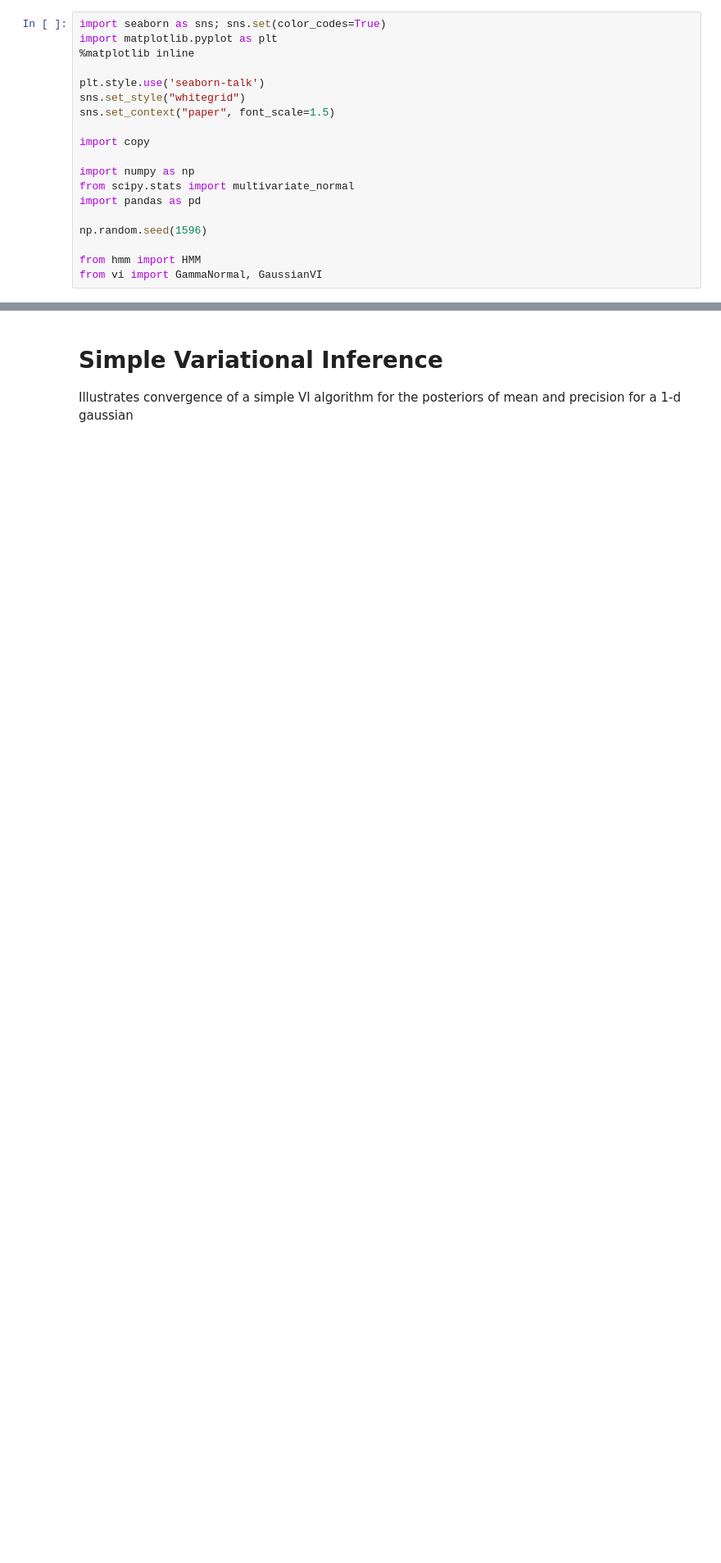
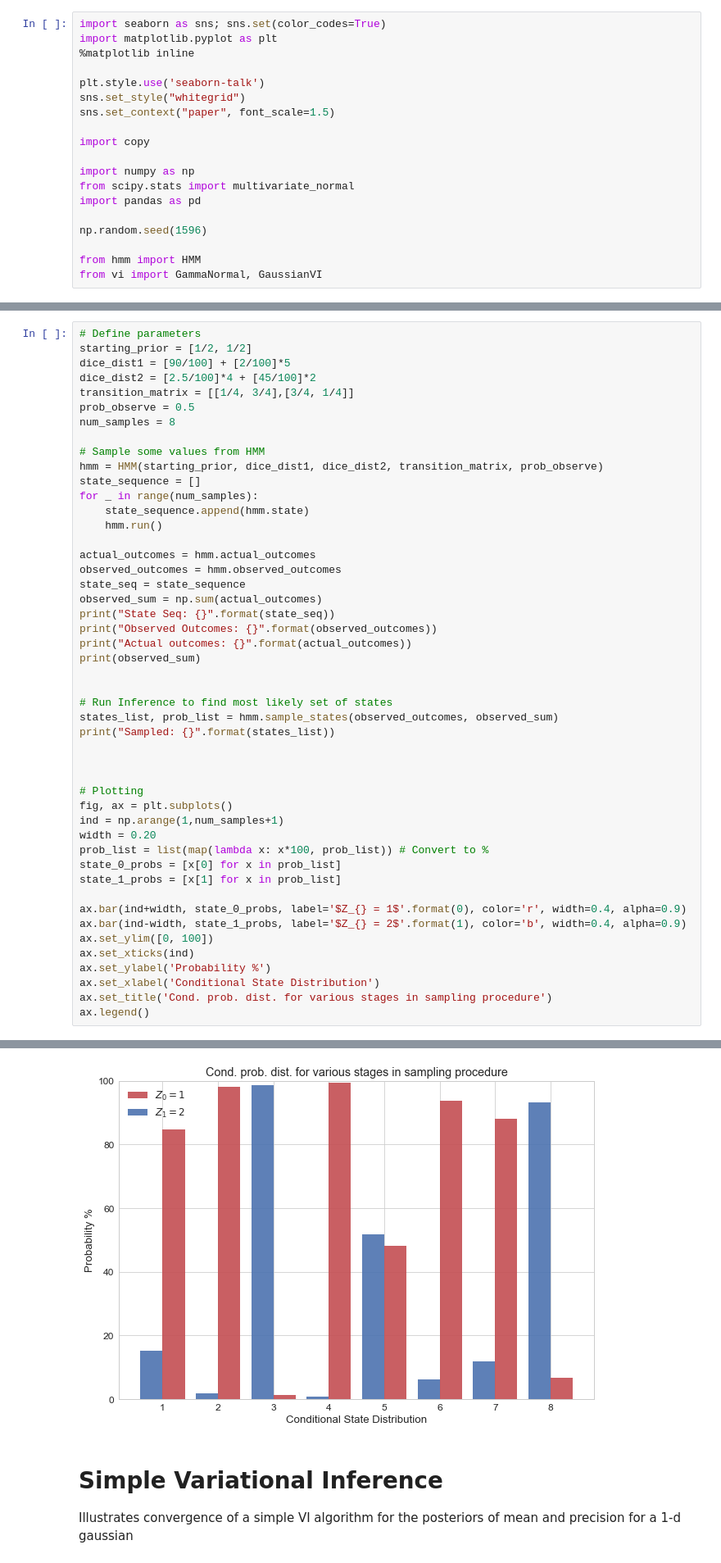
Before and after one commit to ced92/hmm, a Jupyter notebook: Assignment 2 - HMM.ipynb, the cells around one changed output, grey strips where cells are left out. Shown at 82% size. Drawn from its saved outputs; the diff is of its cells as text; blank space fills up the shorter version.

Commit message:
Visualize test cases for hmm sampling

```diff
--- a/Assignment 2 - HMM.ipynb
+++ b/Assignment 2 - HMM.ipynb
@@ -19,0 +84,49 @@ from vi import GammaNormal, GaussianVI
+# %%
+# Define parameters
+starting_prior = [1/2, 1/2]
+dice_dist1 = [90/100] + [2/100]*5
+dice_dist2 = [2.5/100]*4 + [45/100]*2
+transition_matrix = [[1/4, 3/4],[3/4, 1/4]]
+prob_observe = 0.5
+num_samples = 8
+
+# Sample some values from HMM
+hmm = HMM(starting_prior, dice_dist1, dice_dist2, transition_matrix, prob_observe)
+state_sequence = []
+for _ in range(num_samples):
+    state_sequence.append(hmm.state)
+    hmm.run()
+
+actual_outcomes = hmm.actual_outcomes
+observed_outcomes = hmm.observed_outcomes
+state_seq = state_sequence
+observed_sum = np.sum(actual_outcomes)
+print("State Seq: {}".format(state_seq))
+print("Observed Outcomes: {}".format(observed_outcomes))
+print("Actual outcomes: {}".format(actual_outcomes))
+print(observed_sum)
+
+
+# Run Inference to find most likely set of states
+states_list, prob_list = hmm.sample_states(observed_outcomes, observed_sum)
+print("Sampled: {}".format(states_list))
+
+
+
+# Plotting
+fig, ax = plt.subplots()
+ind = np.arange(1,num_samples+1)
+width = 0.20
+prob_list = list(map(lambda x: x*100, prob_list)) # Convert to %
+state_0_probs = [x[0] for x in prob_list]
+state_1_probs = [x[1] for x in prob_list]
+
+ax.bar(ind+width, state_0_probs, label='$Z_{} = 1$'.format(0), color='r', width=0.4, alpha=0.9)
+ax.bar(ind-width, state_1_probs, label='$Z_{} = 2$'.format(1), color='b', width=0.4, alpha=0.9)
+ax.set_ylim([0, 100])
+ax.set_xticks(ind)
+ax.set_ylabel('Probability %')
+ax.set_xlabel('Conditional State Distribution')
+ax.set_title('Cond. prob. dist. for various stages in sampling procedure')
+ax.legend()
+# %% [output]
@@ -20,3 +139,4 @@ from vi import GammaNormal, GaussianVI
+[figure, added]
 # %% [markdown]
 # Simple Variational Inference
 Illustrates convergence of a simple VI algorithm for the posteriors of mean and precision for a 1-d gaussian
```
Also changed, not shown: parts of 9 cells of this notebook, 1 other file.
